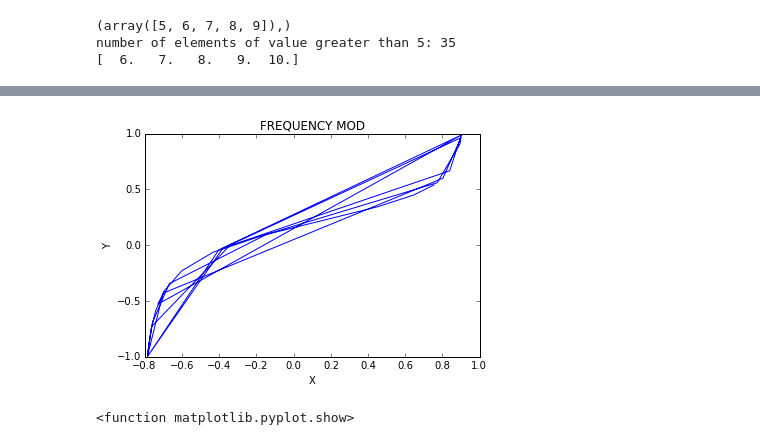
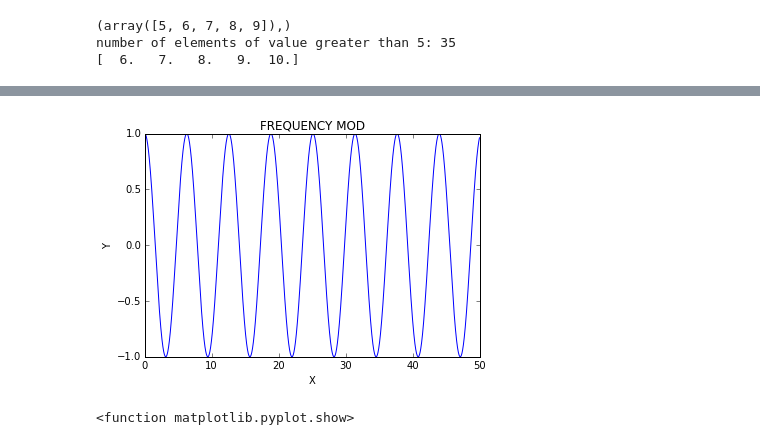
Before and after one commit to compphys-jvbaca/comp-phys, a Jupyter notebook: comp-phys-wk4.ipynb, the cells around one changed output, grey strips where cells are left out. Saved outputs shown, nothing was run; the diff lists cells and outputs as text; code cells hidden in the pictures.

```diff
--- a/comp-phys-wk4.ipynb
+++ b/comp-phys-wk4.ipynb
@@ -148,20 +151,23 @@ plt.show()
 # %%
+%matplotlib inline
 from pylab import *
 import numpy as np
-%matplotlib inline
+
 #%matplotlib osx
 import matplotlib.pyplot as plt
 xmin = 0
 xmax = np.pi
-x = np.arange(0,np.pi,10000)
-y = (np.cos(-np.exp(y)))
-plt.plot(y, b)
+x = np.arange(0,50,.01)
+y = (np.cos(x))
+
+
 plt.xlabel('X')
 plt.ylabel('Y')
 plt.title('FREQUENCY MOD')
+plt.plot(x,y)
 plt.show()
 # %% [output]
-[figure, old version]
+[figure, new version]
 # %%
 xmin = -5.0
 xmax = 5.0
```
Also changed, not shown: parts of 1 cell of this notebook, 2 other files.
